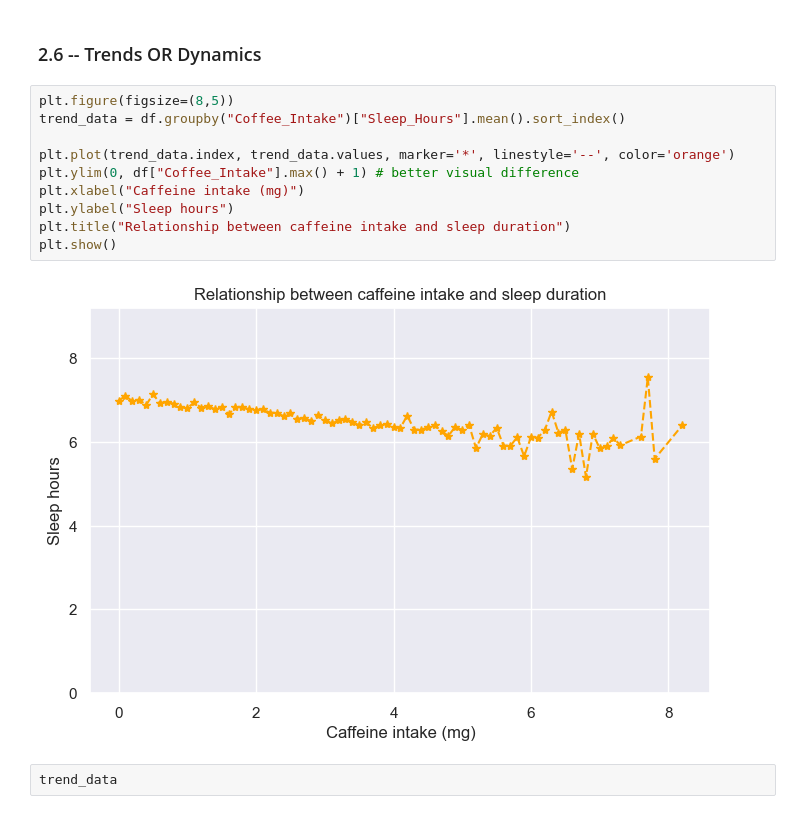
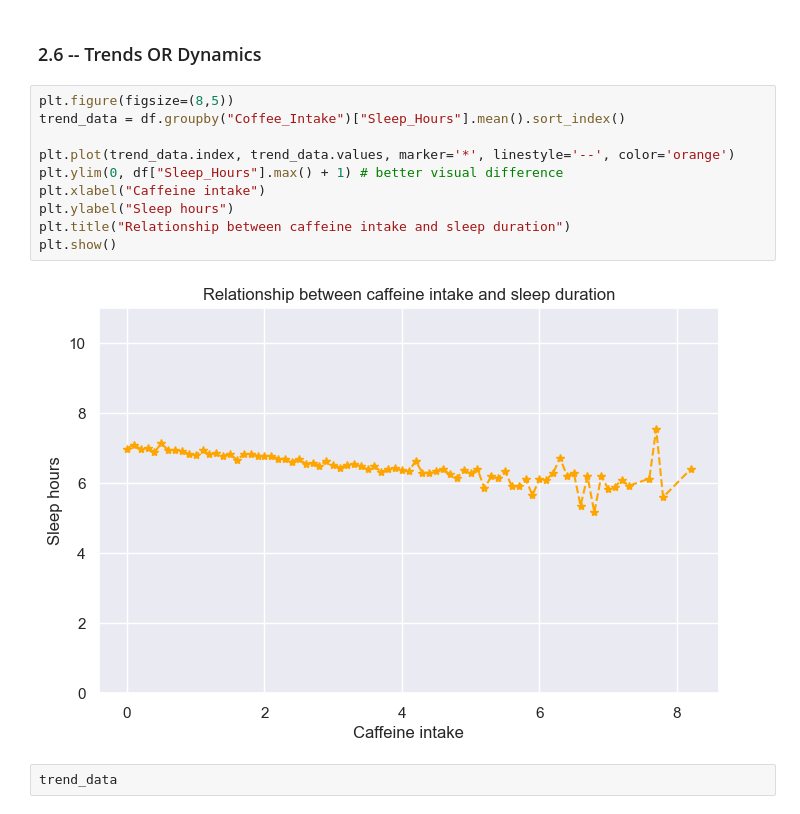
Before and after one commit to OnishchenkoDaria/data-processing-labs, a Jupyter notebook: lab_2/sample.ipynb, the cells around one changed output. Drawn from its saved outputs; the diff is of its cells as text.

```diff
--- a/lab_2/sample.ipynb
+++ b/lab_2/sample.ipynb
@@ -237,15 +237,15 @@ _As we can see that the there is a tendency to have a higher heart rate in case
 # %%
 plt.figure(figsize=(8,5))
 trend_data = df.groupby("Coffee_Intake")["Sleep_Hours"].mean().sort_index()
 
 plt.plot(trend_data.index, trend_data.values, marker='*', linestyle='--', color='orange')
-plt.ylim(0, df["Coffee_Intake"].max() + 1) # better visual difference
-plt.xlabel("Caffeine intake (mg)")
+plt.ylim(0, df["Sleep_Hours"].max() + 1) # better visual difference
+plt.xlabel("Caffeine intake")
 plt.ylabel("Sleep hours")
 plt.title("Relationship between caffeine intake and sleep duration")
 plt.show()
 # %% [output]
-[figure, old version]
+[figure, new version]
 # %%
 trend_data
 # %% [output]
```
Also changed, not shown: parts of 1 cell of this notebook.
